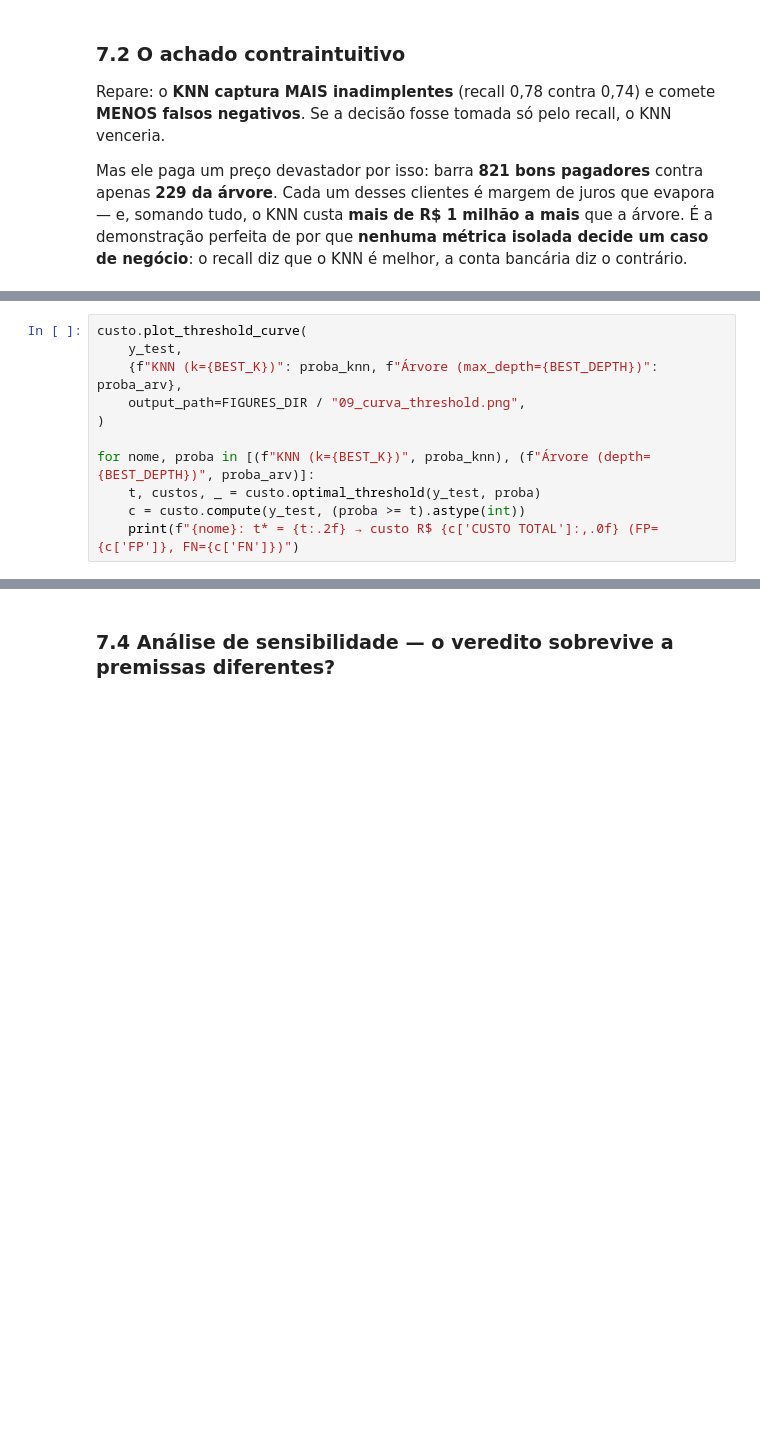
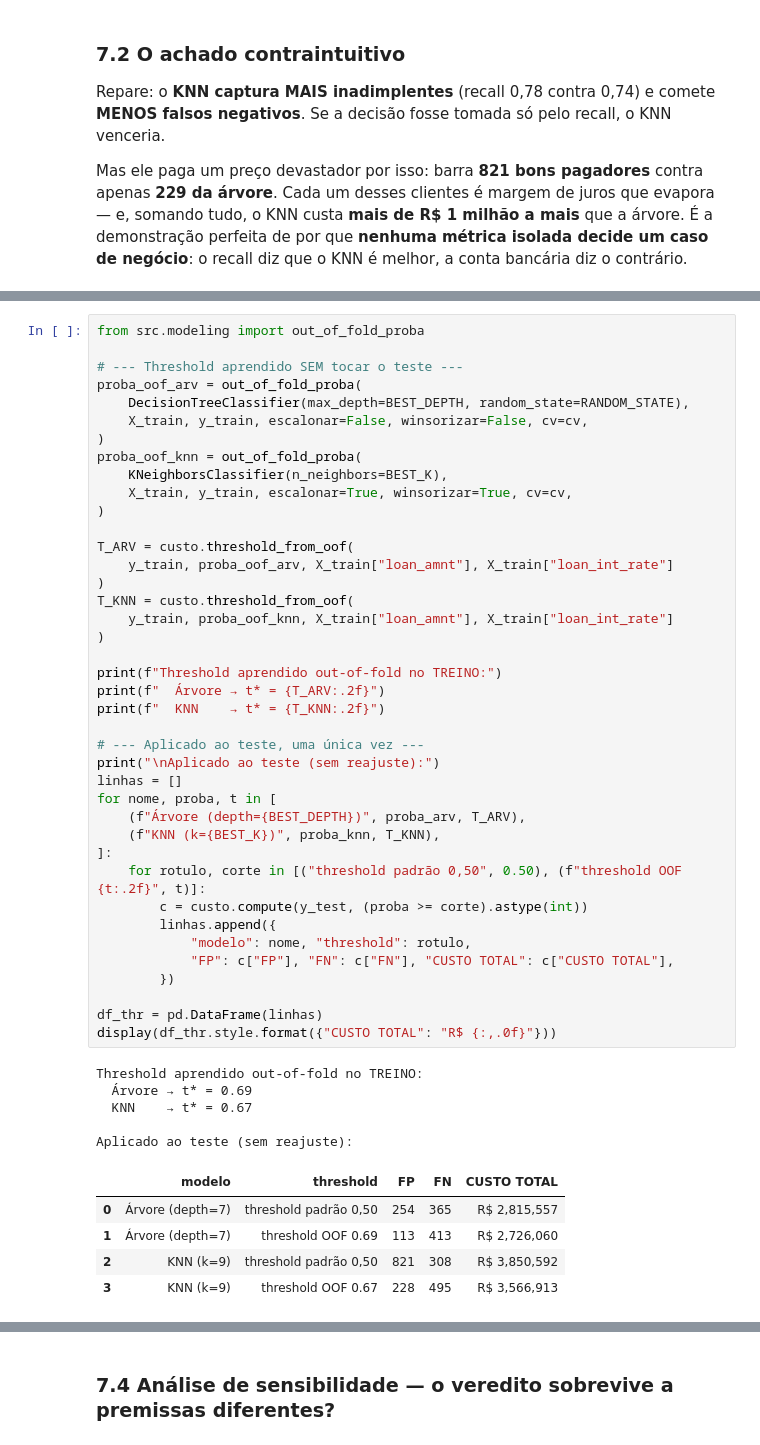
Before and after one commit to francescousseau/sctec, a Jupyter notebook: projetos/02-projeto-avaliativo-risco-credito/notebooks/01_risco_credito_pipeline.ipynb, the cells around one changed output, grey strips where cells are left out. Cells and saved outputs as stored; diff of their text form; blank space fills up the shorter version.

```diff
--- a/projetos/02-projeto-avaliativo-risco-credito/notebooks/01_risco_credito_pipeline.ipynb
+++ b/projetos/02-projeto-avaliativo-risco-credito/notebooks/01_risco_credito_pipeline.ipynb
@@ -641,11 +638,0 @@ Mas ele paga um preço devastador por isso: barra **821 bons pagadores** contra
-# %%
-custo.plot_threshold_curve(
-    y_test,
-    {f"KNN (k={BEST_K})": proba_knn, f"Árvore (max_depth={BEST_DEPTH})": proba_arv},
-    output_path=FIGURES_DIR / "09_curva_threshold.png",
-)
-
-for nome, proba in [(f"KNN (k={BEST_K})", proba_knn), (f"Árvore (depth={BEST_DEPTH})", proba_arv)]:
-    t, custos, _ = custo.optimal_threshold(y_test, proba)
-    c = custo.compute(y_test, (proba >= t).astype(int))
-    print(f"{nome}: t* = {t:.2f} → custo R$ {c['CUSTO TOTAL']:,.0f} (FP={c['FP']}, FN={c['FN']})")
@@ -655,0 +649,51 @@ KNN (k=9): t* = 0.56 → custo R$ 3,512,780 (FP=467, FN=393)
+# %%
+from src.modeling import out_of_fold_proba
+
+# --- Threshold aprendido SEM tocar o teste ---
+proba_oof_arv = out_of_fold_proba(
+    DecisionTreeClassifier(max_depth=BEST_DEPTH, random_state=RANDOM_STATE),
+    X_train, y_train, escalonar=False, winsorizar=False, cv=cv,
+)
+proba_oof_knn = out_of_fold_proba(
+    KNeighborsClassifier(n_neighbors=BEST_K),
+    X_train, y_train, escalonar=True, winsorizar=True, cv=cv,
+)
+
+T_ARV = custo.threshold_from_oof(
+    y_train, proba_oof_arv, X_train["loan_amnt"], X_train["loan_int_rate"]
+)
+T_KNN = custo.threshold_from_oof(
+    y_train, proba_oof_knn, X_train["loan_amnt"], X_train["loan_int_rate"]
+)
+
+print(f"Threshold aprendido out-of-fold no TREINO:")
+print(f"  Árvore → t* = {T_ARV:.2f}")
+print(f"  KNN    → t* = {T_KNN:.2f}")
+
+# --- Aplicado ao teste, uma única vez ---
+print("\nAplicado ao teste (sem reajuste):")
+linhas = []
+for nome, proba, t in [
+    (f"Árvore (depth={BEST_DEPTH})", proba_arv, T_ARV),
+    (f"KNN (k={BEST_K})", proba_knn, T_KNN),
+]:
+    for rotulo, corte in [("threshold padrão 0,50", 0.50), (f"threshold OOF {t:.2f}", t)]:
+        c = custo.compute(y_test, (proba >= corte).astype(int))
+        linhas.append({
+            "modelo": nome, "threshold": rotulo,
+            "FP": c["FP"], "FN": c["FN"], "CUSTO TOTAL": c["CUSTO TOTAL"],
+        })
+
+df_thr = pd.DataFrame(linhas)
+display(df_thr.style.format({"CUSTO TOTAL": "R$ {:,.0f}"}))
+# %% [output]
+Threshold aprendido out-of-fold no TREINO:
+  Árvore → t* = 0.69
+  KNN    → t* = 0.67
+
+Aplicado ao teste (sem reajuste):
+|  | modelo | threshold | FP | FN | CUSTO TOTAL |
+| 0 | Árvore (depth=7) | threshold padrão 0,50 | 254 | 365 | R$ 2,815,557 |
+| 1 | Árvore (depth=7) | threshold OOF 0.69 | 113 | 413 | R$ 2,726,060 |
+| 2 | KNN (k=9) | threshold padrão 0,50 | 821 | 308 | R$ 3,850,592 |
+| 3 | KNN (k=9) | threshold OOF 0.67 | 228 | 495 | R$ 3,566,913 |
```
Also changed, not shown: parts of 7 cells of this notebook.
